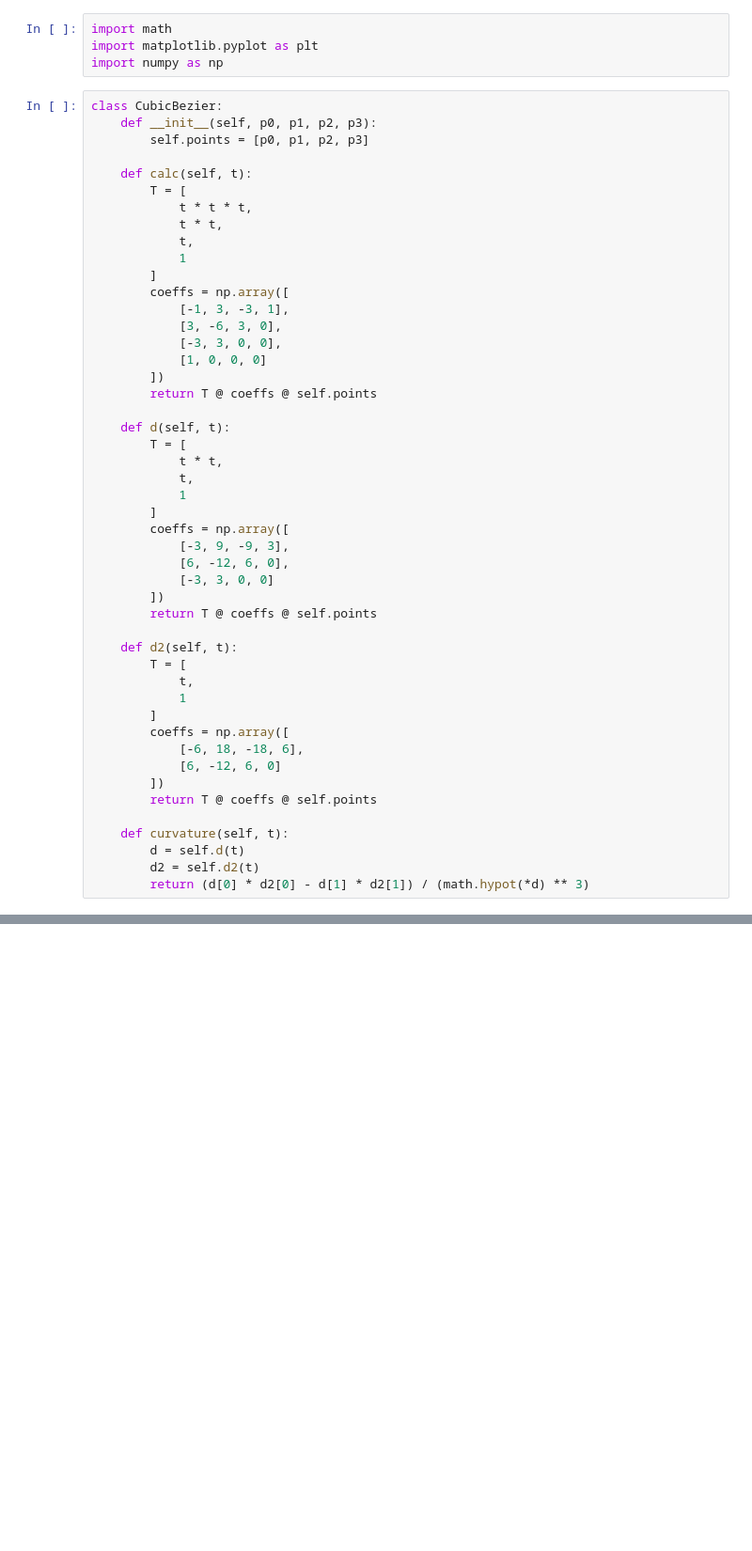
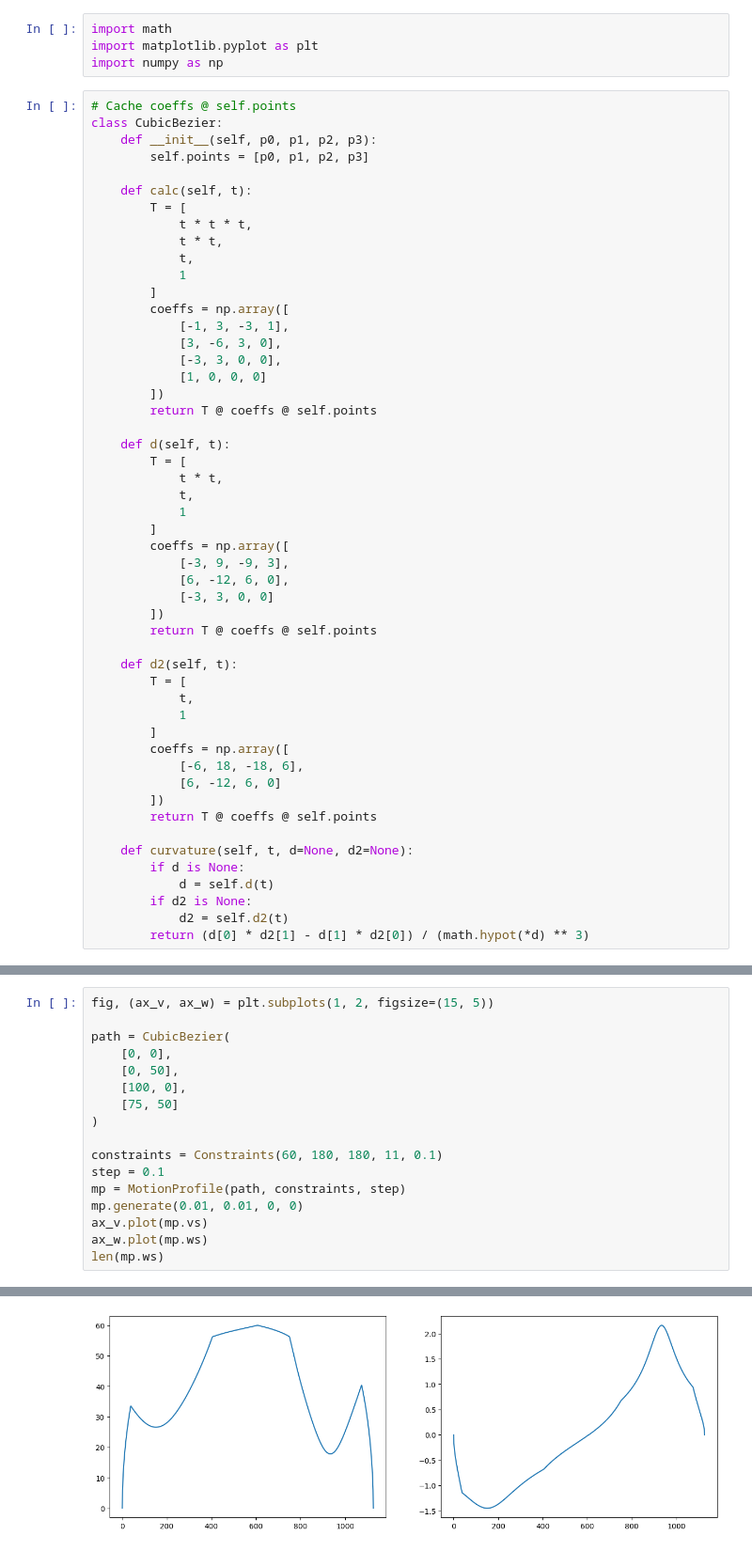
Before and after one commit to ryawa/motion-profiling, a Jupyter notebook: mp.ipynb, the cells around one changed output, grey strips where cells are left out. Shown at 94% size. Drawn from its saved outputs; the diff is of its cells as text; blank space fills up the shorter version.

```diff
--- a/mp.ipynb
+++ b/mp.ipynb
@@ -3,6 +3,7 @@ import math
 import matplotlib.pyplot as plt
 import numpy as np
 # %%
+# Cache coeffs @ self.points
 class CubicBezier:
     def __init__(self, p0, p1, p2, p3):
         self.points = [p0, p1, p2, p3]
@@ -46,7 +47,9 @@ class CubicBezier:
         ])
         return T @ coeffs @ self.points
 
-    def curvature(self, t):
-        d = self.d(t)
-        d2 = self.d2(t)
-        return (d[0] * d2[0] - d[1] * d2[1]) / (math.hypot(*d) ** 3)
+    def curvature(self, t, d=None, d2=None):
+        if d is None:
+            d = self.d(t)
+        if d2 is None:
+            d2 = self.d2(t)
+        return (d[0] * d2[1] - d[1] * d2[0]) / (math.hypot(*d) ** 3)
@@ -183,0 +390,18 @@ for i in range(len(positions)):
+# %%
+fig, (ax_v, ax_w) = plt.subplots(1, 2, figsize=(15, 5))
+
+path = CubicBezier(
+    [0, 0],
+    [0, 50],
+    [100, 0],
+    [75, 50]
+)
+
+constraints = Constraints(60, 180, 180, 11, 0.1)
+step = 0.1
+mp = MotionProfile(path, constraints, step)
+mp.generate(0.01, 0.01, 0, 0)
+ax_v.plot(mp.vs)
+ax_w.plot(mp.ws)
+len(mp.ws)
+# %% [output]
@@ -184 +409,2 @@ for i in range(len(positions)):
+[figure, added]
 # %%
```
Also changed, not shown: parts of 16 cells of this notebook.
